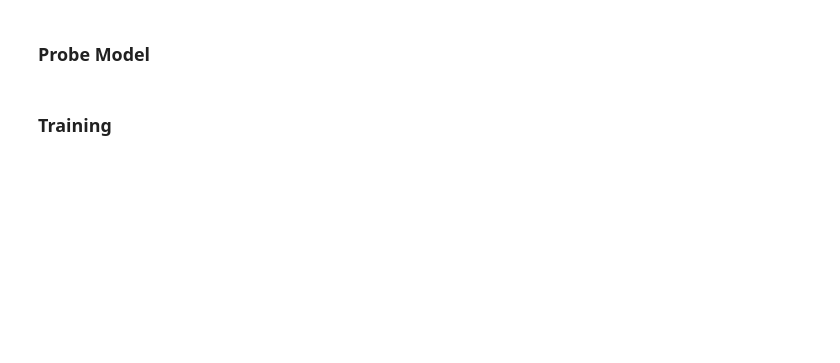
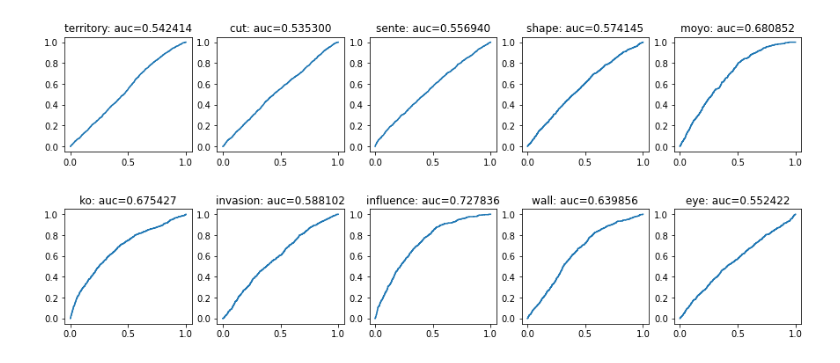
Before and after one commit to AndreHe02/go-probe, a Jupyter notebook: linear_probe.ipynb, the cells around one changed output. Cells and saved outputs as stored; diff of their text form; code cells hidden in the pictures; blank space fills up the shorter version.

```diff
--- a/linear_probe.ipynb
+++ b/linear_probe.ipynb
@@ -28,0 +36,12 @@ test_dataset = load_to_memory(test_dataset)
+# %%
+feat_model = nn.Flatten()
+# %%
+linear_probe = nn.Linear(8*19*19, len(keywords)).cuda()
+probe_model = linear_probe
+# %%
+exp = ProbeExperiment(get_train_loader, get_test_loader, feat_model)
+
+criterion = nn.BCEWithLogitsLoss()
+optimizer = optim.Adam(probe_model.parameters(), lr=0.003)
+config = {'name':'bs_probe', 'write_log':False, 'progress_bar':True, 'save_ckpt':False}
+exp.run(probe_model, criterion, optimizer, 5, config)
@@ -29,3 +54,20 @@ test_dataset = load_to_memory(test_dataset)
+# %%
+preds, labels = exp.get_predictions(probe_model, get_test_loader())
+# %%
+cols = 5
+rows = ceil(len(keywords)/cols)
+plt.rcParams['figure.figsize'] = (3*cols, 3*rows)
+fig, axs = plt.subplots(rows, cols)
+fig.subplots_adjust(hspace=0.5)
+
+for kw in range(len(keywords)):
+    kw_preds, kw_labels = preds[:,kw], labels[:,kw]
+    fprs, tprs, _ = roc_curve(kw_labels, kw_preds)
+    auc = roc_auc_score(kw_labels, kw_preds)
+    axs[kw//cols][kw%cols].plot(fprs, tprs)
+    axs[kw//cols][kw%cols].set_title('%s: auc=%f' % (keywords[kw], auc))
+# %% [output]
+[figure, added]
 # %%
 from models import *
 go_model = load_go_model_from_ckpt('model_ckpt.pth.tar', rm_prefix=True)
@@ -33,8 +75,4 @@ feat_model = CutModel(go_model, 7).cuda()
-# %% [markdown]
-### Probe Model
 # %%
 linear_probe = nn.Linear(11552, len(keywords)).cuda()
 probe_model = linear_probe
-# %% [markdown]
-### Training
 # %%
```
Also changed, not shown: parts of 13 cells of this notebook, 22 other files.
